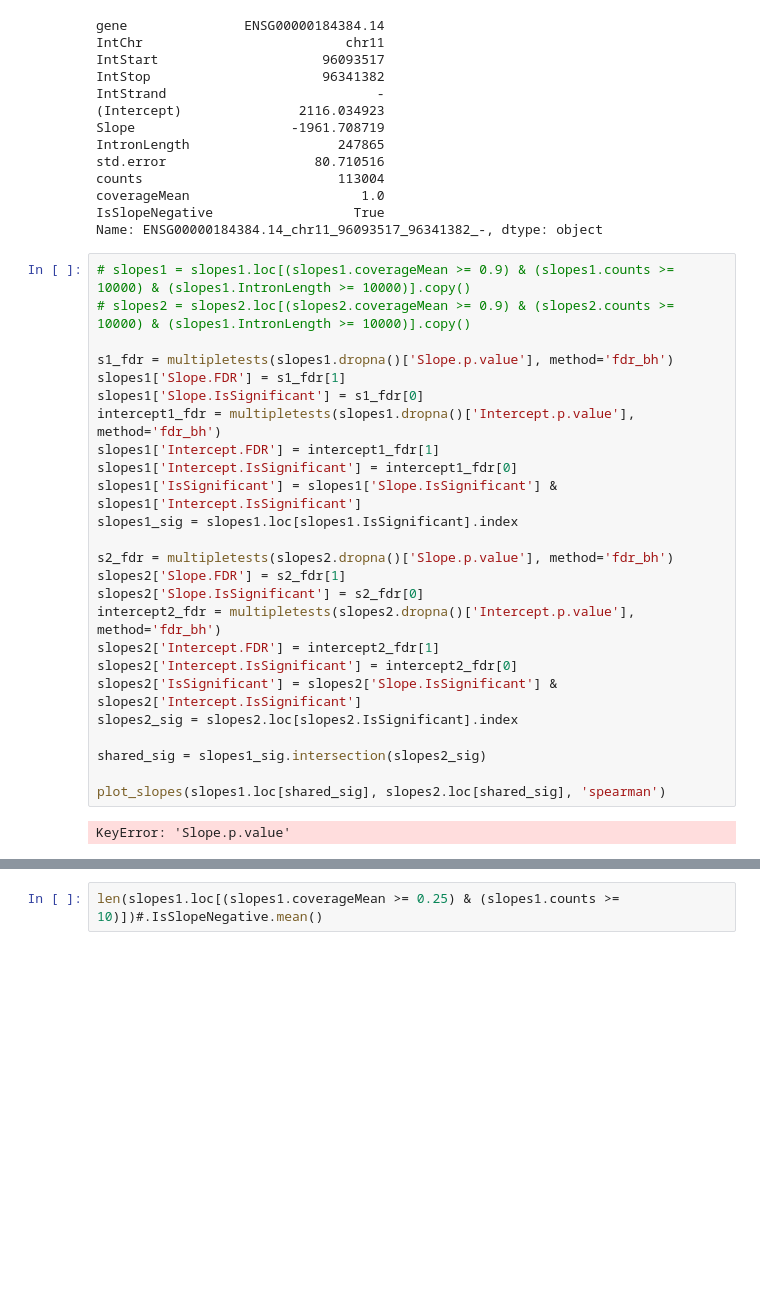
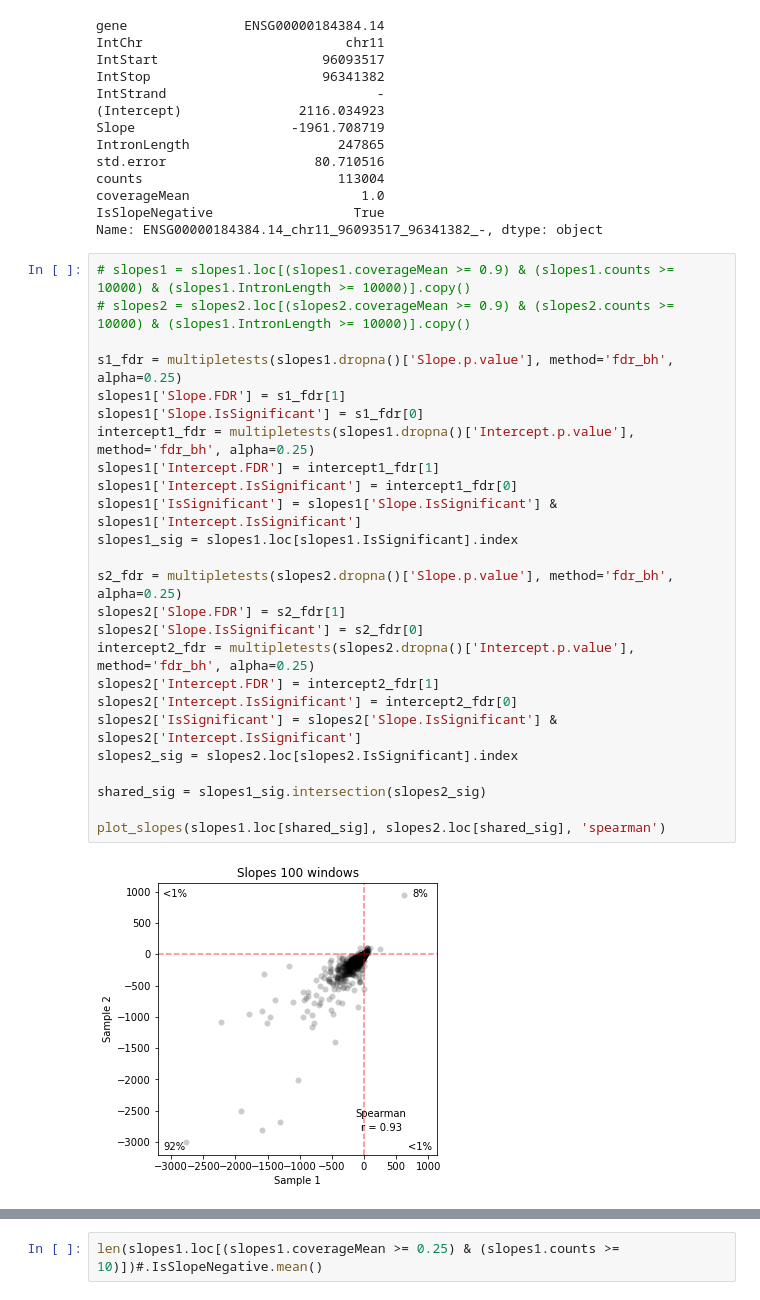
Before and after one commit to bfairkun/ChromatinSplicingQTLs, a Jupyter notebook: analysis/slope_analysis.ipynb, the cells around one changed output, grey strips where cells are left out. Drawn from its saved outputs; the diff is of its cells as text; blank space fills up the shorter version.

```diff
--- a/analysis/slope_analysis.ipynb
+++ b/analysis/slope_analysis.ipynb
@@ -171,28 +171,28 @@ Name: ENSG00000184384.14_chr11_96093517_96341382_-, dtype: object
 # %%
 # slopes1 = slopes1.loc[(slopes1.coverageMean >= 0.9) & (slopes1.counts >= 10000) & (slopes1.IntronLength >= 10000)].copy()
 # slopes2 = slopes2.loc[(slopes2.coverageMean >= 0.9) & (slopes2.counts >= 10000) & (slopes1.IntronLength >= 10000)].copy()
 
-s1_fdr = multipletests(slopes1.dropna()['Slope.p.value'], method='fdr_bh')
+s1_fdr = multipletests(slopes1.dropna()['Slope.p.value'], method='fdr_bh', alpha=0.25)
 slopes1['Slope.FDR'] = s1_fdr[1]
 slopes1['Slope.IsSignificant'] = s1_fdr[0]
-intercept1_fdr = multipletests(slopes1.dropna()['Intercept.p.value'], method='fdr_bh')
+intercept1_fdr = multipletests(slopes1.dropna()['Intercept.p.value'], method='fdr_bh', alpha=0.25)
 slopes1['Intercept.FDR'] = intercept1_fdr[1]
 slopes1['Intercept.IsSignificant'] = intercept1_fdr[0]
 slopes1['IsSignificant'] = slopes1['Slope.IsSignificant'] & slopes1['Intercept.IsSignificant']
 slopes1_sig = slopes1.loc[slopes1.IsSignificant].index
 
-s2_fdr = multipletests(slopes2.dropna()['Slope.p.value'], method='fdr_bh')
+s2_fdr = multipletests(slopes2.dropna()['Slope.p.value'], method='fdr_bh', alpha=0.25)
 slopes2['Slope.FDR'] = s2_fdr[1]
 slopes2['Slope.IsSignificant'] = s2_fdr[0]
-intercept2_fdr = multipletests(slopes2.dropna()['Intercept.p.value'], method='fdr_bh')
+intercept2_fdr = multipletests(slopes2.dropna()['Intercept.p.value'], method='fdr_bh', alpha=0.25)
 slopes2['Intercept.FDR'] = intercept2_fdr[1]
 slopes2['Intercept.IsSignificant'] = intercept2_fdr[0]
 slopes2['IsSignificant'] = slopes2['Slope.IsSignificant'] & slopes2['Intercept.IsSignificant']
 slopes2_sig = slopes2.loc[slopes2.IsSignificant].index
 
 shared_sig = slopes1_sig.intersection(slopes2_sig)
 
 plot_slopes(slopes1.loc[shared_sig], slopes2.loc[shared_sig], 'spearman')
 # %% [output]
-KeyError: 'Slope.p.value'
+[figure, added]
 # %%
```
Also changed, not shown: parts of 8 cells of this notebook, 1 other file.
